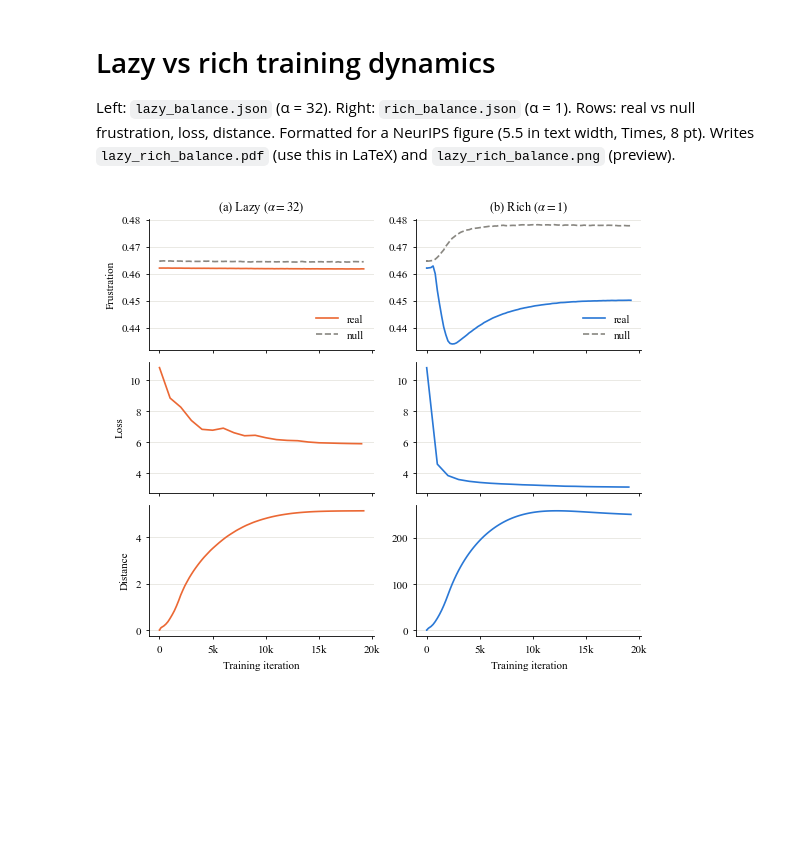
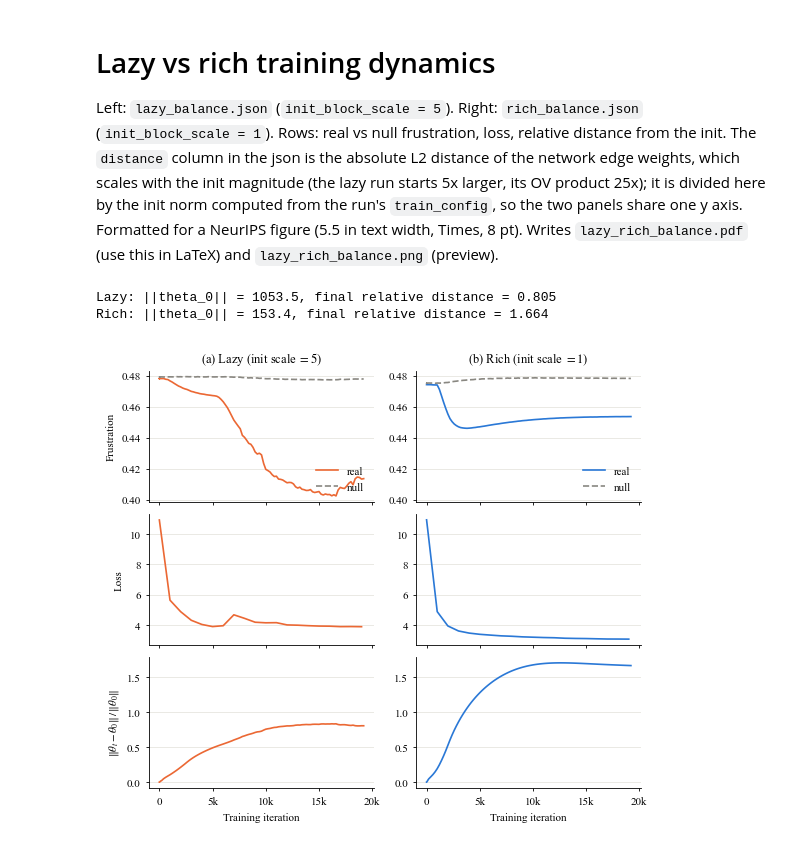
Before and after one commit to MaxCHENGLONG/New_Feature_Lazy, a Jupyter notebook: learning_analysis/analysis_frustration.ipynb, the cells around one changed output. Drawn from its saved outputs; the diff is of its cells as text; code cells hidden in the pictures; blank space fills up the shorter version.

```diff
--- a/learning_analysis/analysis_frustration.ipynb
+++ b/learning_analysis/analysis_frustration.ipynb
@@ -1,7 +1,8 @@
 # %% [markdown]
 # Lazy vs rich training dynamics
 
-Left: `lazy_balance.json` (α = 32). Right: `rich_balance.json` (α = 1). Rows: real vs null frustration, loss, distance.
+Left: `lazy_balance.json` (`init_block_scale = 5`). Right: `rich_balance.json` (`init_block_scale = 1`). Rows: real vs null frustration, loss, relative distance from the init.
+The `distance` column in the json is the absolute L2 distance of the network edge weights, which scales with the init magnitude (the lazy run starts 5x larger, its OV product 25x); it is divided here by the init norm computed from the run's `train_config`, so the two panels share one y axis.
 Formatted for a NeurIPS figure (5.5 in text width, Times, 8 pt). Writes `lazy_rich_balance.pdf` (use this in LaTeX) and `lazy_rich_balance.png` (preview).
 # %%
 import json
@@ -38,38 +39,63 @@ RUNS = [  # (file, panel title, line colour)
     ("lazy_balance.json", "Lazy", "#eb6834"),
     ("rich_balance.json", "Rich", "#2a78d6"),
 ]
 NULL_COLOR = "#898781"
 OUT = Path("lazy_rich_balance")
 
+
+def init_edge_norm(tc):
+    """||vals0||: L2 norm of the network edge weights at init (T=1, no embeddings), from the run config.
+
+    The edges are W1, W2 and the product WO@WV of every block (transformer_utils.network_construction);
+    the identity / attention edges are constants and cancel in the distance. Every weight is
+    N(0, std^2) times init_block_scale, and c_proj (WO, W2) additionally times the residual scale,
+    so E||W||^2 = numel * var. Matches the norm of the actual seed-0 init to 4 digits.
+    """
+    d, L, std, s = tc["n_embd"], tc["n_layer"], tc["init_std"], tc["init_block_scale"]
+    proj = tc["init_proj_scale"] * (1 / np.sqrt(2 * L) if tc["init_scale_residual"] else 1.0)
+    v_in = (std * s) ** 2           # variance of a W1 / WV entry
+    v_out = (std * s * proj) ** 2   # variance of a W2 / WO entry
+    per_layer = 4 * d * d * v_in + 4 * d * d * v_out + d * d * (d * v_in * v_out)  # W1 + W2 + WO@WV
+    return np.sqrt(L * per_layer)
+
+
 fig, axes = plt.subplots(3, 2, figsize=(5.5, 4.8), sharex=True, constrained_layout=True)
 for col, (fname, name, color) in enumerate(RUNS):
     d = json.load(open(fname))
+    tc = d["train_config"]
     it = np.array(d["epoch"])  # training iterations (max_iters = 19200)
     ax_frust, ax_loss, ax_dist = axes[:, col]
 
     ax_frust.plot(it, d["r_frust"], color=color, label="real")
     ax_frust.plot(it, [v[0] for v in d["n_frust"]], color=NULL_COLOR, ls="--", label="null")
     ax_frust.legend(loc="lower right", frameon=False)
-    ax_frust.set_title(rf"({'ab'[col]}) {name} ($\alpha = {d['train_config']['alpha']:g}$)")
+    ax_frust.set_title(rf"({'ab'[col]}) {name} (init scale $= {tc['init_block_scale']:g}$)")
 
     # loss is only re-evaluated every eval_interval iterations; snapshots in between repeat the stale value
-    evaluated = it % d["train_config"]["eval_interval"] == 0
+    evaluated = it % tc["eval_interval"] == 0
     ax_loss.plot(it[evaluated], np.array(d["loss"])[evaluated], color=color)
 
-    ax_dist.plot(it, d["distance"], color=color)
+    # the json stores the absolute L2 distance ||theta_t - theta_0|| over the edge weights, which
+    # scales with the init magnitude; divide by ||theta_0|| so the two runs are comparable
+    norm0 = init_edge_norm(tc)
+    rel = np.array(d["distance"], dtype=float) / norm0
+    print(f"{name}: ||theta_0|| = {norm0:.1f}, final relative distance = {rel[-1]:.3f}")
+    ax_dist.plot(it, rel, color=color)
     ax_dist.set_xlabel("Training iteration")
     ax_dist.xaxis.set_major_formatter(FuncFormatter(lambda v, _: f"{v / 1000:g}k" if v else "0"))
 
-# same y scale for frustration and loss; distance differs ~50x between runs, so each panel keeps its own
-axes[0, 0].sharey(axes[0, 1])
-axes[1, 0].sharey(axes[1, 1])
+# same y scale across the two runs in every row
+for row in axes:
+    row[0].sharey(row[1])
 axes[0, 0].set_ylabel("Frustration")
 axes[1, 0].set_ylabel("Loss")
-axes[2, 0].set_ylabel("Distance")
+axes[2, 0].set_ylabel(r"$\|\theta_t - \theta_0\| \, / \, \|\theta_0\|$")
 for ax in axes.flat:
     ax.grid(axis="y", color="#e1e0d9", lw=0.5)
 
 fig.savefig(OUT.with_suffix(".pdf"))
 fig.savefig(OUT.with_suffix(".png"), dpi=300)
 # %% [output]
+Lazy: ||theta_0|| = 1053.5, final relative distance = 0.805
+Rich: ||theta_0|| = 153.4, final relative distance = 1.664
-[figure, old version]
+[figure, new version]
```
Also changed, not shown: 5 other files.
